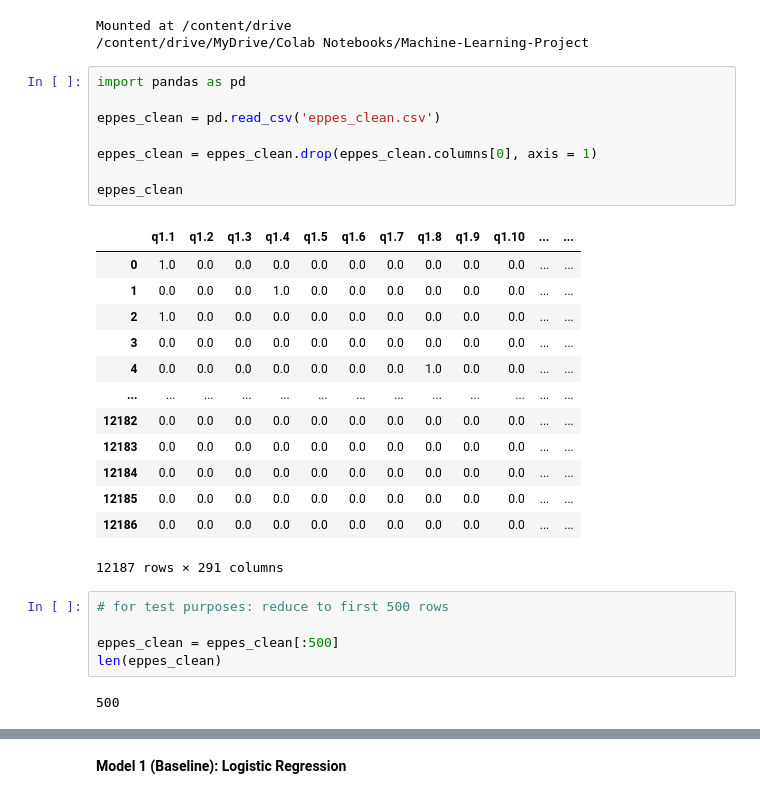
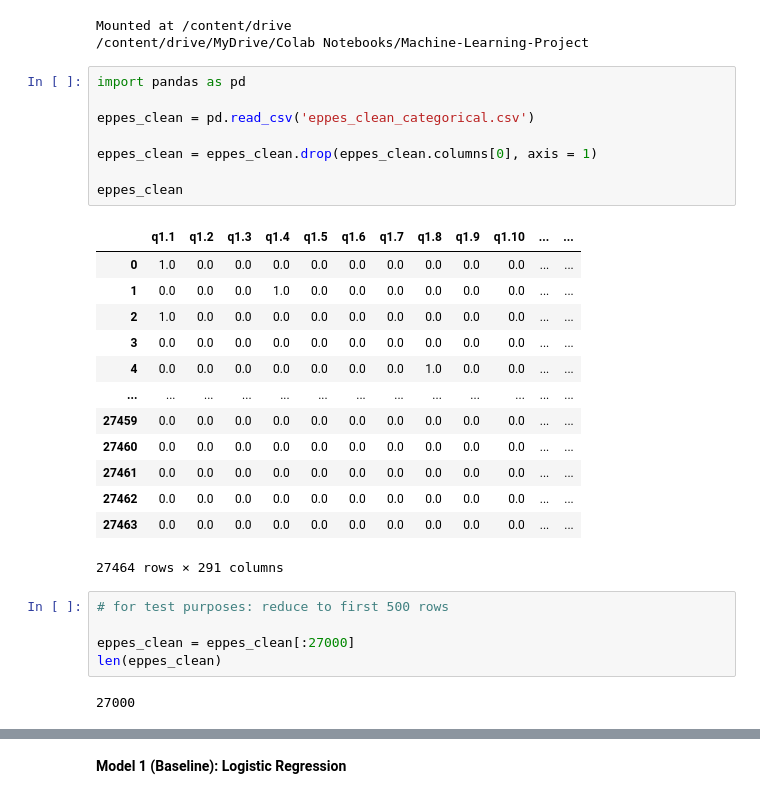
Before and after one commit to OskarKrafft/Machine-Learning-Project, a Jupyter notebook: 02_Models.ipynb, the cells around one changed output, grey strips where cells are left out. Saved outputs shown, nothing was run; the diff lists cells and outputs as text.

```diff
--- a/02_Models.ipynb
+++ b/02_Models.ipynb
@@ -9,32 +9,32 @@ Mounted at /content/drive
 # %%
 import pandas as pd
 
-eppes_clean = pd.read_csv('eppes_clean.csv')
+eppes_clean = pd.read_csv('eppes_clean_categorical.csv')
 
 eppes_clean = eppes_clean.drop(eppes_clean.columns[0], axis = 1)
 
 eppes_clean
 # %% [output]
 |  | q1.1 | q1.2 | q1.3 | q1.4 | q1.5 | q1.6 | q1.7 | q1.8 | q1.9 | q1.10 | ... | ... |
 | 0 | 1.0 | 0.0 | 0.0 | 0.0 | 0.0 | 0.0 | 0.0 | 0.0 | 0.0 | 0.0 | ... | ... |
 | 1 | 0.0 | 0.0 | 0.0 | 1.0 | 0.0 | 0.0 | 0.0 | 0.0 | 0.0 | 0.0 | ... | ... |
 | 2 | 1.0 | 0.0 | 0.0 | 0.0 | 0.0 | 0.0 | 0.0 | 0.0 | 0.0 | 0.0 | ... | ... |
 | 3 | 0.0 | 0.0 | 0.0 | 0.0 | 0.0 | 0.0 | 0.0 | 0.0 | 0.0 | 0.0 | ... | ... |
 | 4 | 0.0 | 0.0 | 0.0 | 0.0 | 0.0 | 0.0 | 0.0 | 1.0 | 0.0 | 0.0 | ... | ... |
 | ... | ... | ... | ... | ... | ... | ... | ... | ... | ... | ... | ... | ... |
-| 12182 | 0.0 | 0.0 | 0.0 | 0.0 | 0.0 | 0.0 | 0.0 | 0.0 | 0.0 | 0.0 | ... | ... |
-| 12183 | 0.0 | 0.0 | 0.0 | 0.0 | 0.0 | 0.0 | 0.0 | 0.0 | 0.0 | 0.0 | ... | ... |
-| 12184 | 0.0 | 0.0 | 0.0 | 0.0 | 0.0 | 0.0 | 0.0 | 0.0 | 0.0 | 0.0 | ... | ... |
-| 12185 | 0.0 | 0.0 | 0.0 | 0.0 | 0.0 | 0.0 | 0.0 | 0.0 | 0.0 | 0.0 | ... | ... |
-| 12186 | 0.0 | 0.0 | 0.0 | 0.0 | 0.0 | 0.0 | 0.0 | 0.0 | 0.0 | 0.0 | ... | ... |
+| 27459 | 0.0 | 0.0 | 0.0 | 0.0 | 0.0 | 0.0 | 0.0 | 0.0 | 0.0 | 0.0 | ... | ... |
+| 27460 | 0.0 | 0.0 | 0.0 | 0.0 | 0.0 | 0.0 | 0.0 | 0.0 | 0.0 | 0.0 | ... | ... |
+| 27461 | 0.0 | 0.0 | 0.0 | 0.0 | 0.0 | 0.0 | 0.0 | 0.0 | 0.0 | 0.0 | ... | ... |
+| 27462 | 0.0 | 0.0 | 0.0 | 0.0 | 0.0 | 0.0 | 0.0 | 0.0 | 0.0 | 0.0 | ... | ... |
+| 27463 | 0.0 | 0.0 | 0.0 | 0.0 | 0.0 | 0.0 | 0.0 | 0.0 | 0.0 | 0.0 | ... | ... |
-12187 rows × 291 columns
+27464 rows × 291 columns
 # %%
 # for test purposes: reduce to first 500 rows
 
-eppes_clean = eppes_clean[:500]
+eppes_clean = eppes_clean[:27000]
 len(eppes_clean)
 # %% [output]
-500
+27000
 # %%
 # Define X and y
 
```
Also changed, not shown: parts of 12 cells of this notebook.
